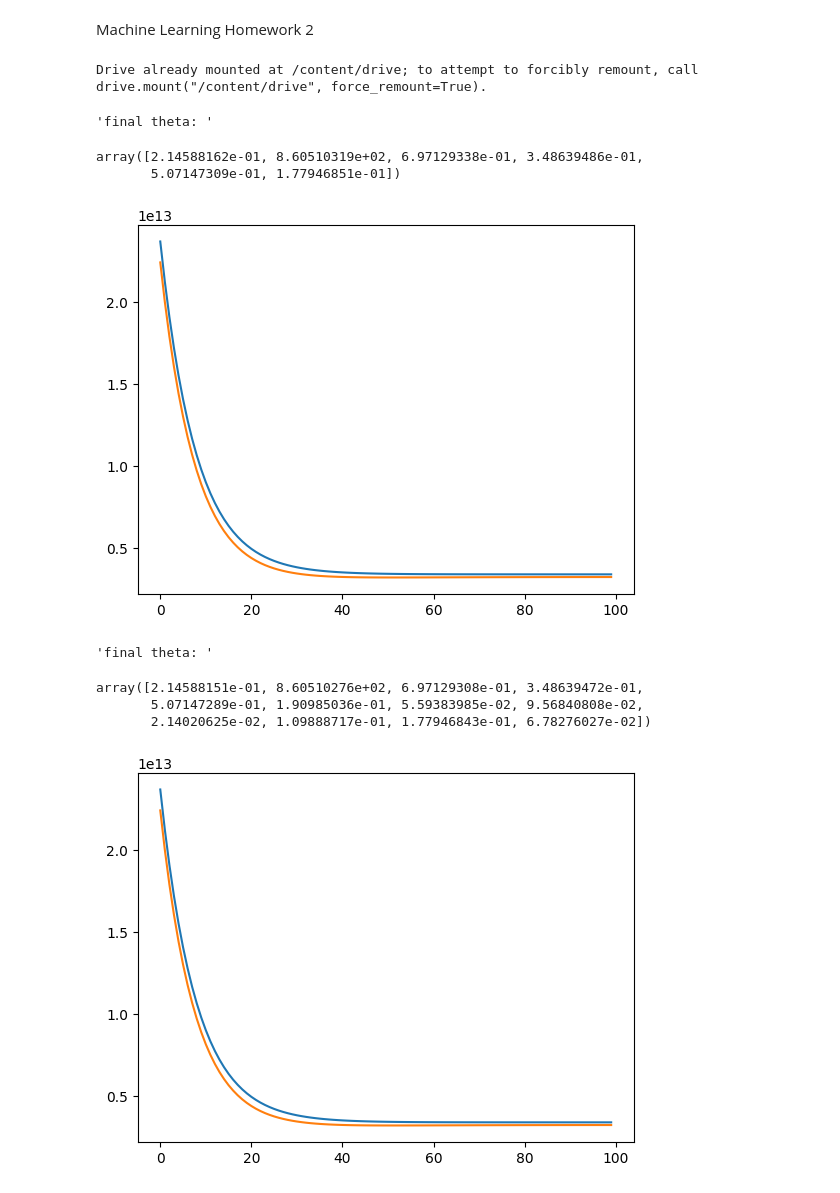
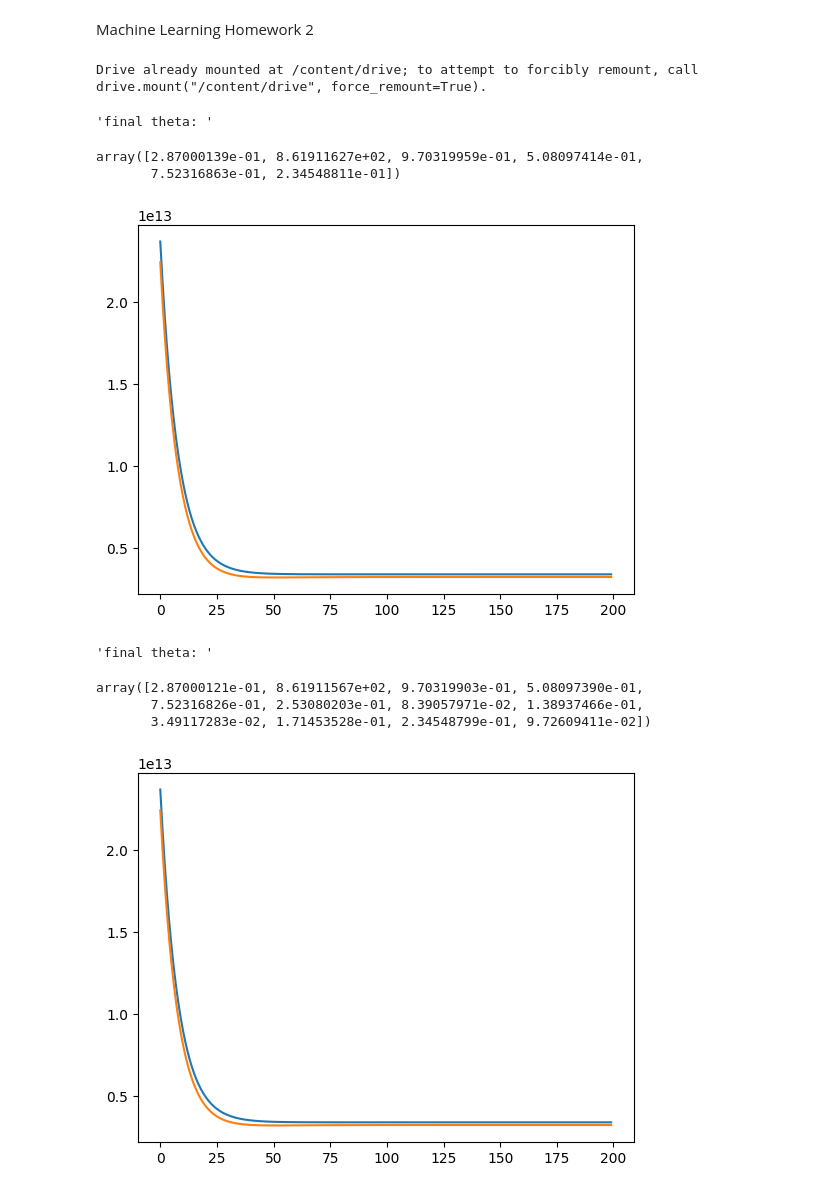
Before and after one commit to nrussell93/prework-about-me, a Jupyter notebook: Machine_Learning_Homework_2.ipynb, the cells around one changed output. Drawn from its saved outputs; the diff is of its cells as text; code cells hidden in the pictures.

```diff
--- a/Machine_Learning_Homework_2.ipynb
+++ b/Machine_Learning_Homework_2.ipynb
@@ -36,7 +36,7 @@ iterations = 100
 def grad_desc(train, test, y_train, y_test, alpha, theta, iterations):
     train_losses = []
     val_losses = []
-    iterations = 100
+
 
     for iteration in range(iterations):
         gradients = 2/(len(train)) * train.T.dot(train.dot(theta) - y_train)
@@ -56,41 +56,41 @@ theta_a = np.zeros(6)
 theta_b = np.zeros(12)
 y_train = train.values[:,0]
 m_train = len(y_train)
 y_test = test.values[:,0]
 m_test = len(y_test)
 
 numVars_a = ['area', 'bedrooms', 'bathrooms', 'stories', 'parking']
 newTrain_a = np.c_[np.ones((m_train, 1)), train[numVars_a]]
 newTest_a = np.c_[np.ones((m_test, 1)), test[numVars_a]]
 numVars_b = ['area', 'bedrooms', 'bathrooms', 'stories', 'mainroad', 'guestroom', 'basement', 'hotwaterheating', 'airconditioning', 'parking', 'prefarea']
 newTrain_b = np.c_[np.ones((m_train, 1)), train[numVars_b]]
 newTest_b = np.c_[np.ones((m_test, 1)), test[numVars_b]]
 
 train_losses, val_losses = grad_desc(newTrain_a, newTest_a, y_train, y_test, alpha, theta_a, iterations)
 display("final theta: ", theta_a)
 # Plot training and validation loss relative to iteration for 1a
 plt.plot(train_losses, label="Training Loss")
 plt.plot(val_losses, label="Validation Loss")
 plt.show()
 
 # Now for Part 1b
 train_losses, val_losses = grad_desc(newTrain_b, newTest_b, y_train, y_test, alpha, theta_b, iterations)
 display("final theta: ", theta_b)
 # Plot traing and validation loss relation to iteration for 1b
 plt.plot(train_losses, label="Training Loss")
 plt.plot(val_losses, label="Validation Loss")
 plt.show()
 # %% [output]
 Drive already mounted at /content/drive; to attempt to forcibly remount, call drive.mount("/content/drive", force_remount=True).
 'final theta: '
-array([2.14588162e-01, 8.60510319e+02, 6.97129338e-01, 3.48639486e-01,
-       5.07147309e-01, 1.77946851e-01])
+array([2.87000139e-01, 8.61911627e+02, 9.70319959e-01, 5.08097414e-01,
+       7.52316863e-01, 2.34548811e-01])
-[figure, old version]
+[figure, new version]
 'final theta: '
-array([2.14588151e-01, 8.60510276e+02, 6.97129308e-01, 3.48639472e-01,
-       5.07147289e-01, 1.90985036e-01, 5.59383985e-02, 9.56840808e-02,
-       2.14020625e-02, 1.09888717e-01, 1.77946843e-01, 6.78276027e-02])
+array([2.87000121e-01, 8.61911567e+02, 9.70319903e-01, 5.08097390e-01,
+       7.52316826e-01, 2.53080203e-01, 8.39057971e-02, 1.38937466e-01,
+       3.49117283e-02, 1.71453528e-01, 2.34548799e-01, 9.72609411e-02])
-[figure, old version]
+[figure, new version]
 # %%
 # Problem 2a
 
```
Also changed, not shown: parts of 2 cells of this notebook.
